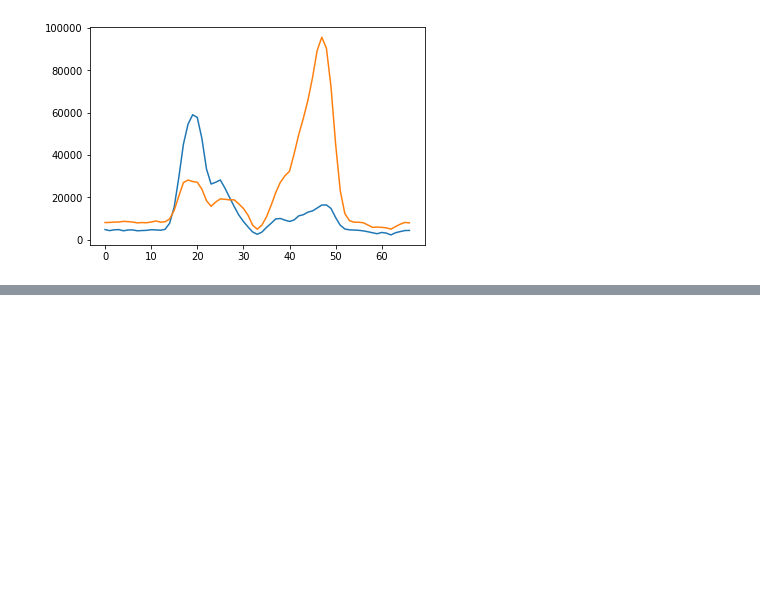
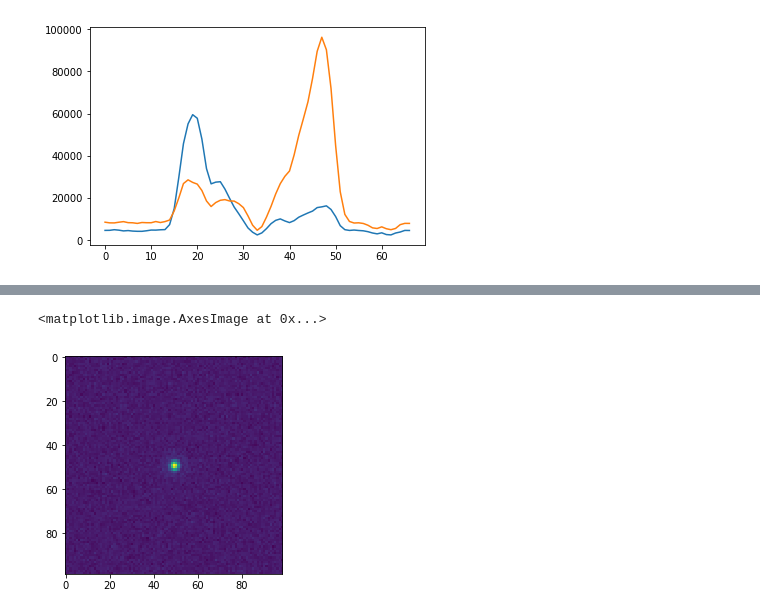
Before and after one commit to astronomyk/SimMETIS, a Jupyter notebook: notebooks/SimMETIS_LMS.ipynb, the cells around one changed output, grey strips where cells are left out. Saved outputs shown, nothing was run; the diff lists cells and outputs as text; code cells hidden in the pictures; blank space fills up the shorter version.

```diff
--- a/notebooks/SimMETIS_LMS.ipynb
+++ b/notebooks/SimMETIS_LMS.ipynb
@@ -147,0 +158,6 @@ plt.plot(cube[:,50,51])
+# %%
+plt.figure()
+plt.imshow(cube[33,:,:])
+# %% [output]
+<matplotlib.image.AxesImage at 0x...>
+[figure, added]
```
Also changed, not shown: parts of 18 cells of this notebook.
